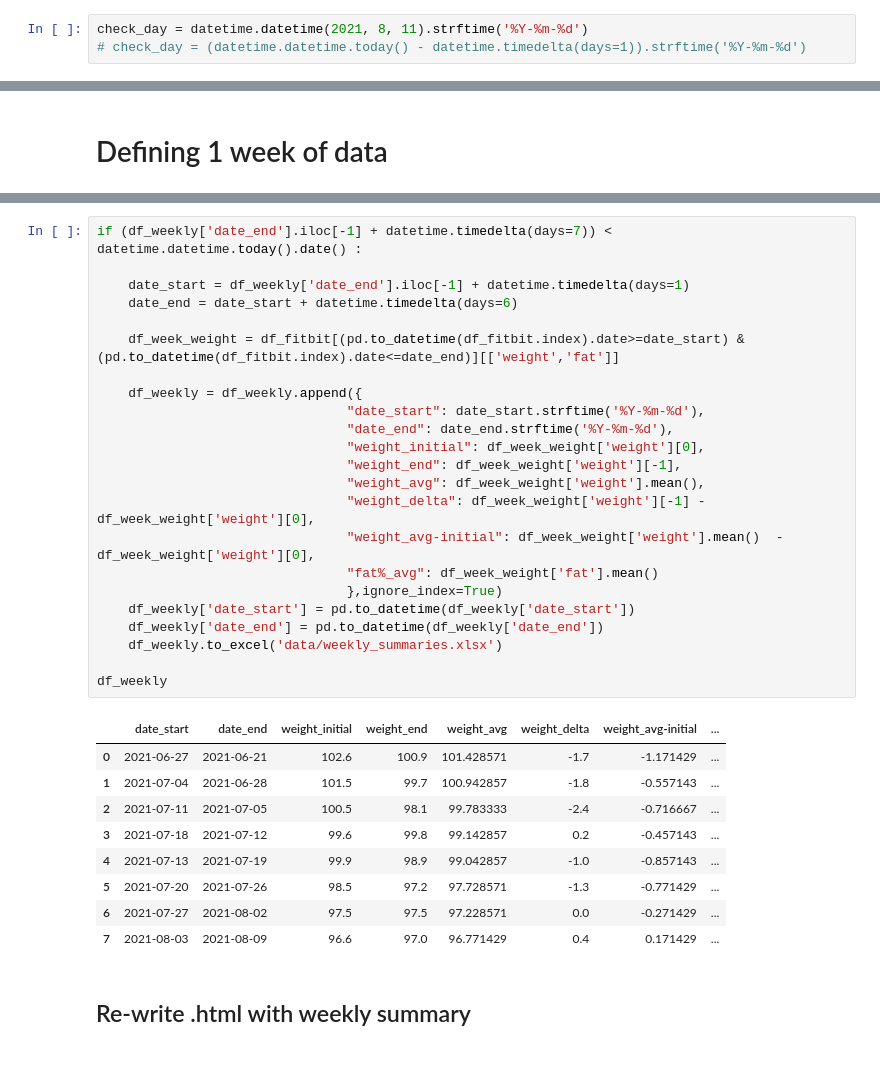
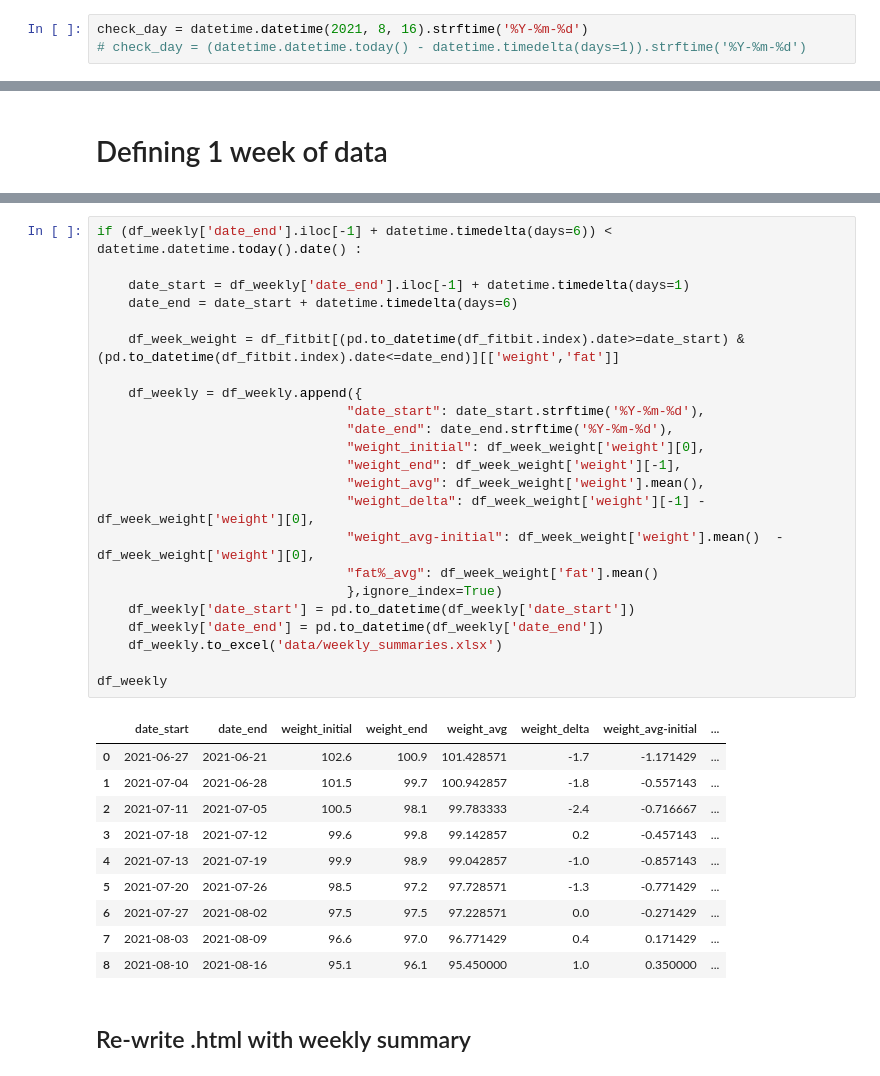
Before and after one commit to jjsantanna/my_health_stats, a Jupyter notebook: my_health_stats.ipynb, the cells around one changed output, grey strips where cells are left out. Saved outputs shown, nothing was run; the diff lists cells and outputs as text.

```diff
--- a/my_health_stats.ipynb
+++ b/my_health_stats.ipynb
@@ -110,7 +110,7 @@ def fitbit_data (access_token,date_str):
 # %%
 import datetime
 # %%
-check_day = datetime.datetime(2021, 8, 11).strftime('%Y-%m-%d')
+check_day = datetime.datetime(2021, 8, 16).strftime('%Y-%m-%d')
 # check_day = (datetime.datetime.today() - datetime.timedelta(days=1)).strftime('%Y-%m-%d')
 # %% [markdown]
 <h1 align='center'>=============================================================<br>UPDATING DATA</h1>
@@ -341,36 +345,37 @@ df_weekly
 # %%
-if (df_weekly['date_end'].iloc[-1] + datetime.timedelta(days=7)) < datetime.datetime.today().date() :
+if (df_weekly['date_end'].iloc[-1] + datetime.timedelta(days=6)) < datetime.datetime.today().date() :
 
     date_start = df_weekly['date_end'].iloc[-1] + datetime.timedelta(days=1)
     date_end = date_start + datetime.timedelta(days=6)
 
     df_week_weight = df_fitbit[(pd.to_datetime(df_fitbit.index).date>=date_start) & (pd.to_datetime(df_fitbit.index).date<=date_end)][['weight','fat']]
 
     df_weekly = df_weekly.append({
                                 "date_start": date_start.strftime('%Y-%m-%d'),
                                 "date_end": date_end.strftime('%Y-%m-%d'),
                                 "weight_initial": df_week_weight['weight'][0],
                                 "weight_end": df_week_weight['weight'][-1],
                                 "weight_avg": df_week_weight['weight'].mean(),
                                 "weight_delta": df_week_weight['weight'][-1] - df_week_weight['weight'][0],
                                 "weight_avg-initial": df_week_weight['weight'].mean()  - df_week_weight['weight'][0],
                                 "fat%_avg": df_week_weight['fat'].mean()
                                 },ignore_index=True)
     df_weekly['date_start'] = pd.to_datetime(df_weekly['date_start'])
     df_weekly['date_end'] = pd.to_datetime(df_weekly['date_end'])
     df_weekly.to_excel('data/weekly_summaries.xlsx')
 
 df_weekly
 # %% [output]
 |  | date_start | date_end | weight_initial | weight_end | weight_avg | weight_delta | weight_avg-initial | ... |
 | 0 | 2021-06-27 | 2021-06-21 | 102.6 | 100.9 | 101.428571 | -1.7 | -1.171429 | ... |
 | 1 | 2021-07-04 | 2021-06-28 | 101.5 | 99.7 | 100.942857 | -1.8 | -0.557143 | ... |
 | 2 | 2021-07-11 | 2021-07-05 | 100.5 | 98.1 | 99.783333 | -2.4 | -0.716667 | ... |
 | 3 | 2021-07-18 | 2021-07-12 | 99.6 | 99.8 | 99.142857 | 0.2 | -0.457143 | ... |
 | 4 | 2021-07-13 | 2021-07-19 | 99.9 | 98.9 | 99.042857 | -1.0 | -0.857143 | ... |
 | 5 | 2021-07-20 | 2021-07-26 | 98.5 | 97.2 | 97.728571 | -1.3 | -0.771429 | ... |
 | 6 | 2021-07-27 | 2021-08-02 | 97.5 | 97.5 | 97.228571 | 0.0 | -0.271429 | ... |
 | 7 | 2021-08-03 | 2021-08-09 | 96.6 | 97.0 | 96.771429 | 0.4 | 0.171429 | ... |
+| 8 | 2021-08-10 | 2021-08-16 | 95.1 | 96.1 | 95.450000 | 1.0 | 0.350000 | ... |
 # %% [markdown]
 ## Re-write .html with weekly summary
 # %%
```
Also changed, not shown: parts of 8 cells of this notebook, 11 other files.
